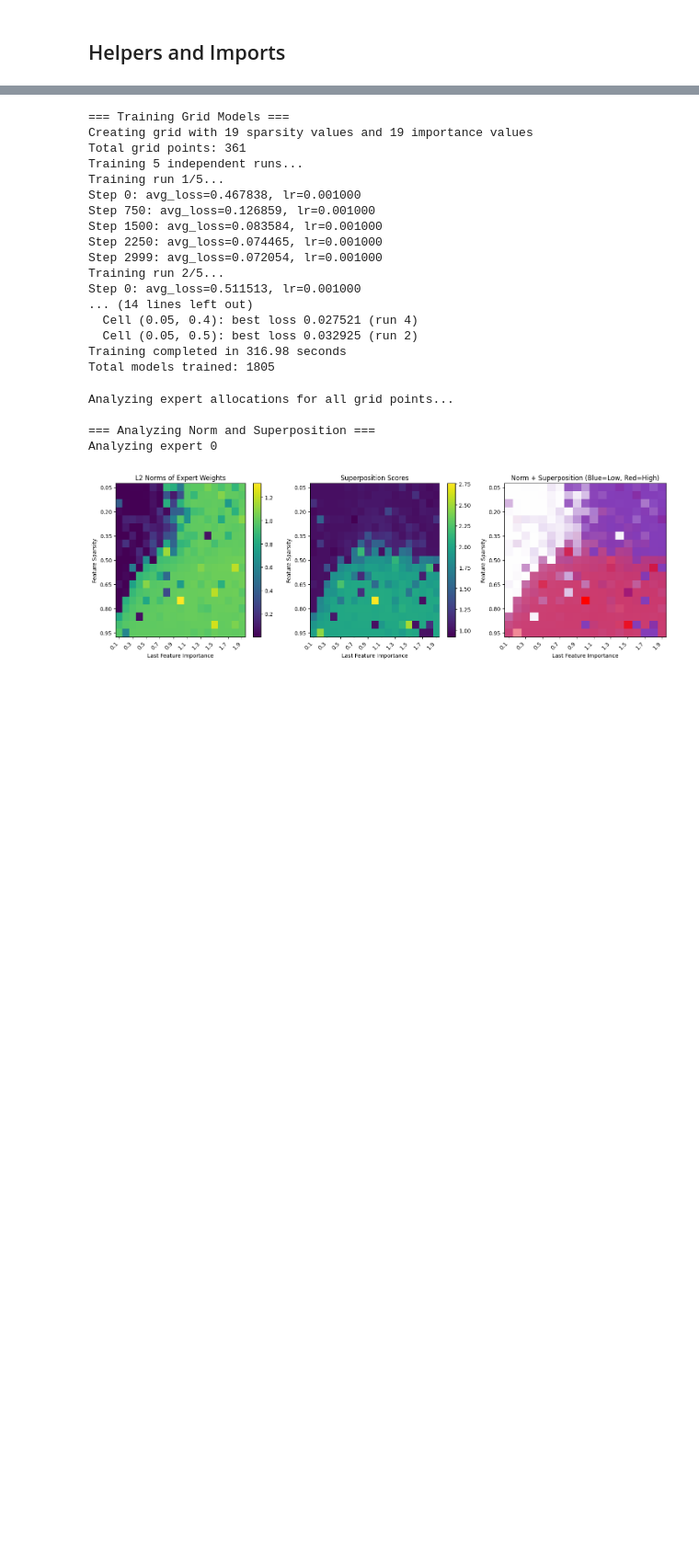
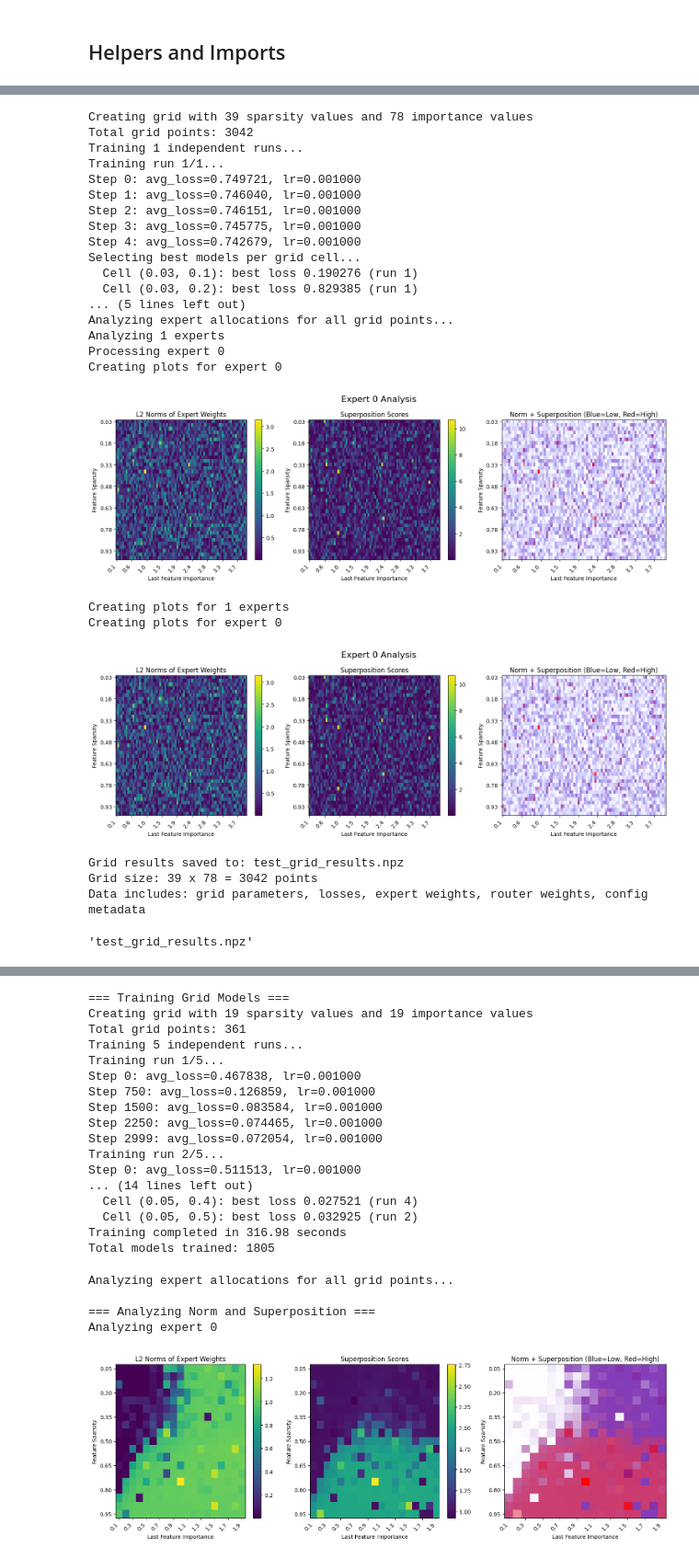
Before and after one commit to MarmikChaudhari/moe-superposition, a Jupyter notebook: phase_changes_revised.ipynb, the cells around one changed output, grey strips where cells are left out. Shown at 92% size. Saved outputs shown, nothing was run; the diff lists cells and outputs as text; code cells hidden in the pictures; blank space fills up the shorter version.

```diff
--- a/phase_changes_revised.ipynb
+++ b/phase_changes_revised.ipynb
@@ -614,0 +813,33 @@ def plot_expert_metrics(model):
+# %%
+config_211 = create_phase_change_grid_experiment_config(2, 1, 1)
+training_results_211 = train_grid_models(config_211)
+grid_results_211 = analyze_grid_models(training_results_211)
+run_phase_change_analysis(config_211, grid_results_211)
+
+save_grid_results(grid_results_211, config_211, "test_grid_results.npz")
+# %% [output]
+Creating grid with 39 sparsity values and 78 importance values
+Total grid points: 3042
+Training 1 independent runs...
+Training run 1/1...
+Step 0: avg_loss=0.749721, lr=0.001000
+Step 1: avg_loss=0.746040, lr=0.001000
+Step 2: avg_loss=0.746151, lr=0.001000
+Step 3: avg_loss=0.745775, lr=0.001000
+Step 4: avg_loss=0.742679, lr=0.001000
+Selecting best models per grid cell...
+  Cell (0.03, 0.1): best loss 0.190276 (run 1)
+  Cell (0.03, 0.2): best loss 0.829385 (run 1)
+... (5 lines left out)
+Analyzing expert allocations for all grid points...
+Analyzing 1 experts
+Processing expert 0
+Creating plots for expert 0
+[figure, added]
+Creating plots for 1 experts
+Creating plots for expert 0
+[figure, added]
+Grid results saved to: test_grid_results.npz
+Grid size: 39 x 78 = 3042 points
+Data includes: grid parameters, losses, expert weights, router weights, config metadata
+'test_grid_results.npz'
```
Also changed, not shown: parts of 30 cells of this notebook, 3 other files.
